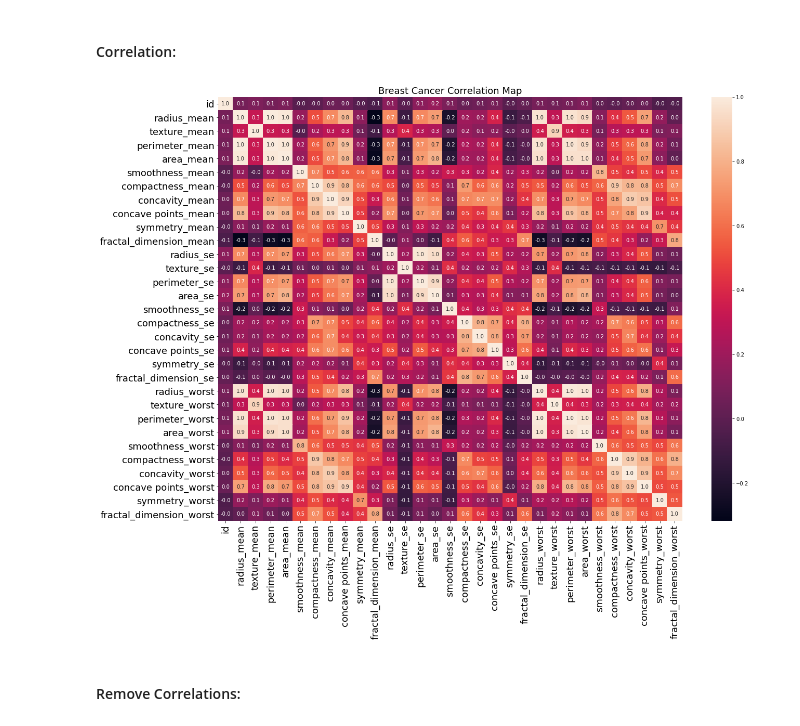
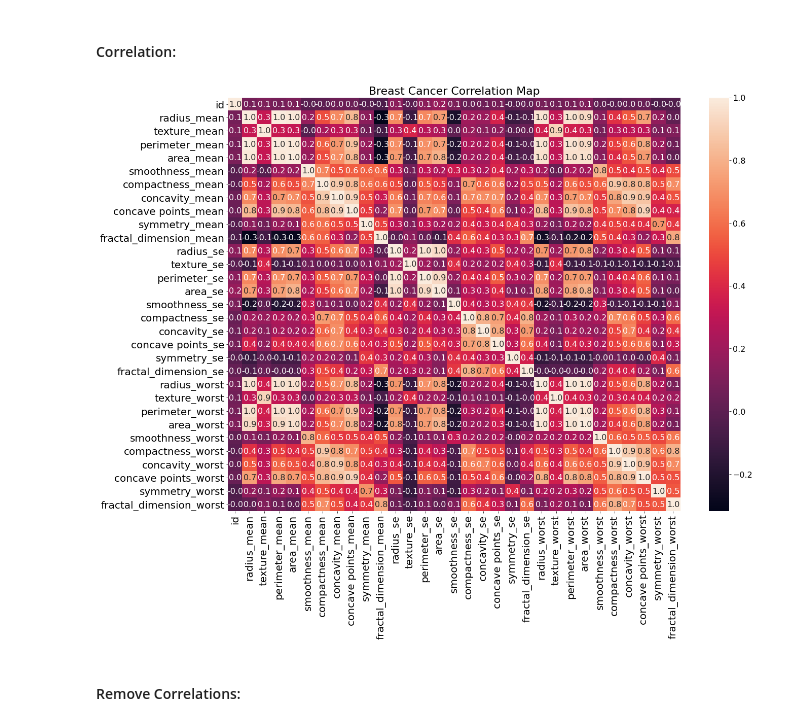
Before and after one commit to PacktPublishing/Machine-Learning-in-Biotechnology-and-Life-Sciences, a Jupyter notebook: chapters/chapter5/Chapter5-BreastCancerModel.ipynb, the cells around one changed output. Saved outputs shown, nothing was run; the diff lists cells and outputs as text; code cells hidden in the pictures.

```diff
--- a/chapters/chapter5/Chapter5-BreastCancerModel.ipynb
+++ b/chapters/chapter5/Chapter5-BreastCancerModel.ipynb
@@ -231,12 +236,12 @@ array([8.196, 6.981, 8.219, 7.729, 7.691, 7.76 ])
 # %%
 f, ax=plt.subplots( figsize = (20,15))
 sns.heatmap(df.corr(), annot= True, fmt = ".1f", ax=ax)
-plt.xticks(fontsize=18)
-plt.yticks(fontsize=18)
-plt.title('Breast Cancer Correlation Map', fontsize=18)
+plt.xticks(fontsize=20)
+plt.yticks(fontsize=20)
+plt.title('Breast Cancer Correlation Map', fontsize=22)
 plt.show()
 # %% [output]
-[figure, old version]
+[figure, new version]
 # %% [markdown]
 #### Remove Correlations:
 # %%
```
Also changed, not shown: parts of 5 cells of this notebook, 3 other files.
